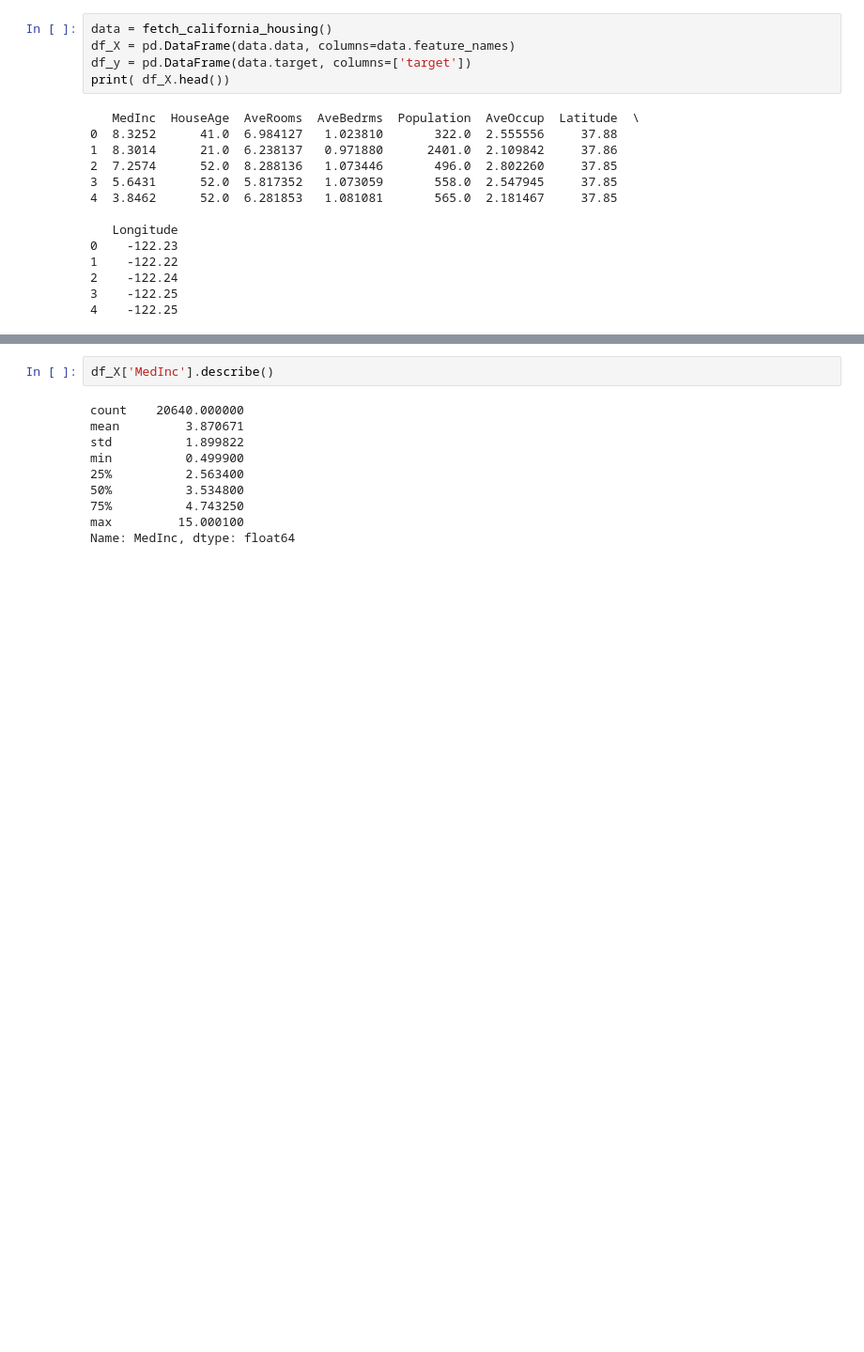
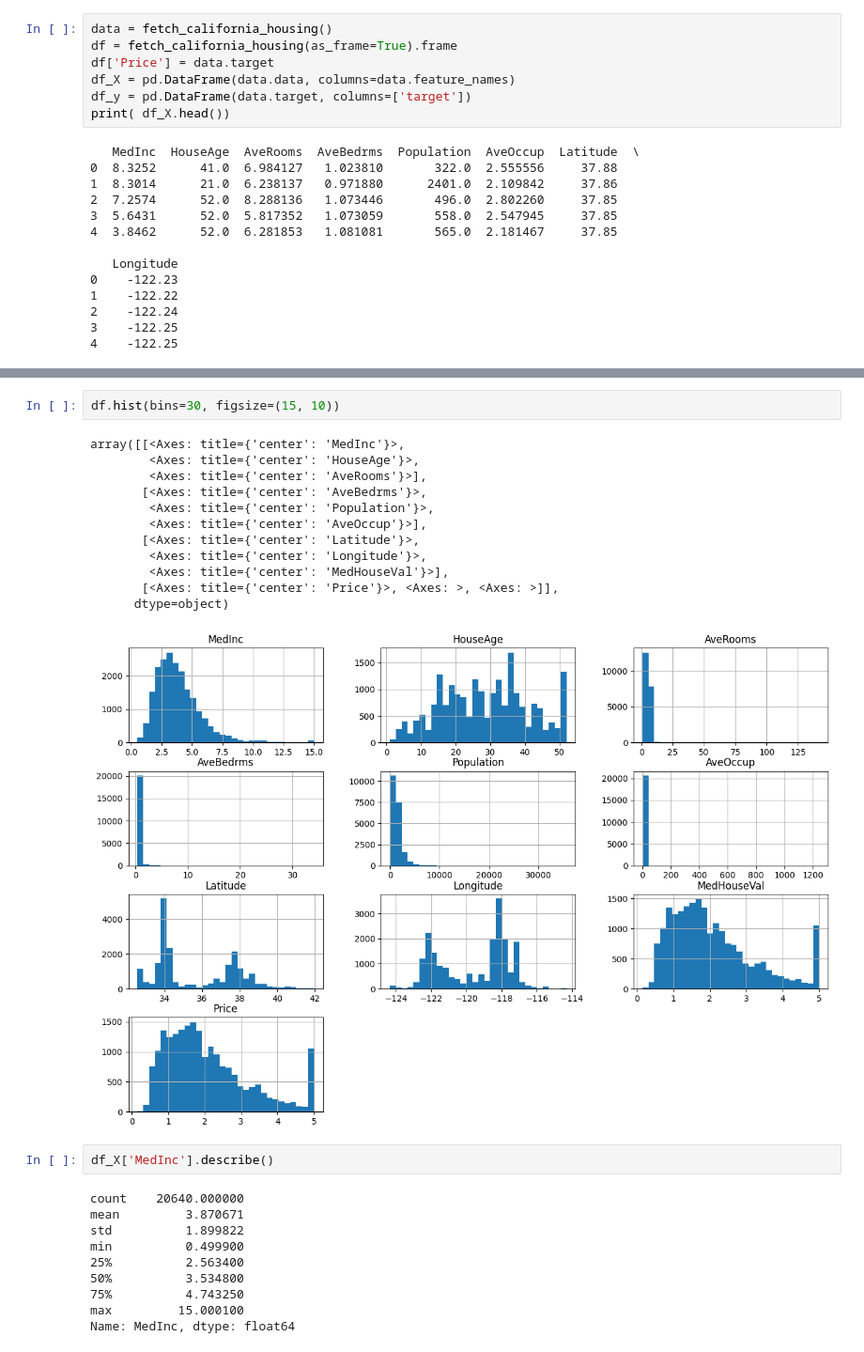
Before and after one commit to aice-ice/Senior-project, a Jupyter notebook: test.ipynb, the cells around one changed output, grey strips where cells are left out. Shown at 94% size. Drawn from its saved outputs; the diff is of its cells as text; blank space fills up the shorter version.

```diff
--- a/test.ipynb
+++ b/test.ipynb
@@ -133,6 +136,8 @@ plt.show()
 [figure]
 # %%
 data = fetch_california_housing()
+df = fetch_california_housing(as_frame=True).frame
+df['Price'] = data.target
 df_X = pd.DataFrame(data.data, columns=data.feature_names)
 df_y = pd.DataFrame(data.target, columns=['target'])
 print( df_X.head())
@@ -153,3 +174,18 @@ print( df_X.head())
+# %%
+df.hist(bins=30, figsize=(15, 10))
+# %% [output]
+array([[<Axes: title={'center': 'MedInc'}>,
+        <Axes: title={'center': 'HouseAge'}>,
+        <Axes: title={'center': 'AveRooms'}>],
+       [<Axes: title={'center': 'AveBedrms'}>,
+        <Axes: title={'center': 'Population'}>,
+        <Axes: title={'center': 'AveOccup'}>],
+       [<Axes: title={'center': 'Latitude'}>,
+        <Axes: title={'center': 'Longitude'}>,
+        <Axes: title={'center': 'MedHouseVal'}>],
+       [<Axes: title={'center': 'Price'}>, <Axes: >, <Axes: >]],
+      dtype=object)
+[figure, added]
 # %%
 df_X['MedInc'].describe()
 # %% [output]
```
Also changed, not shown: parts of 3 cells of this notebook.
